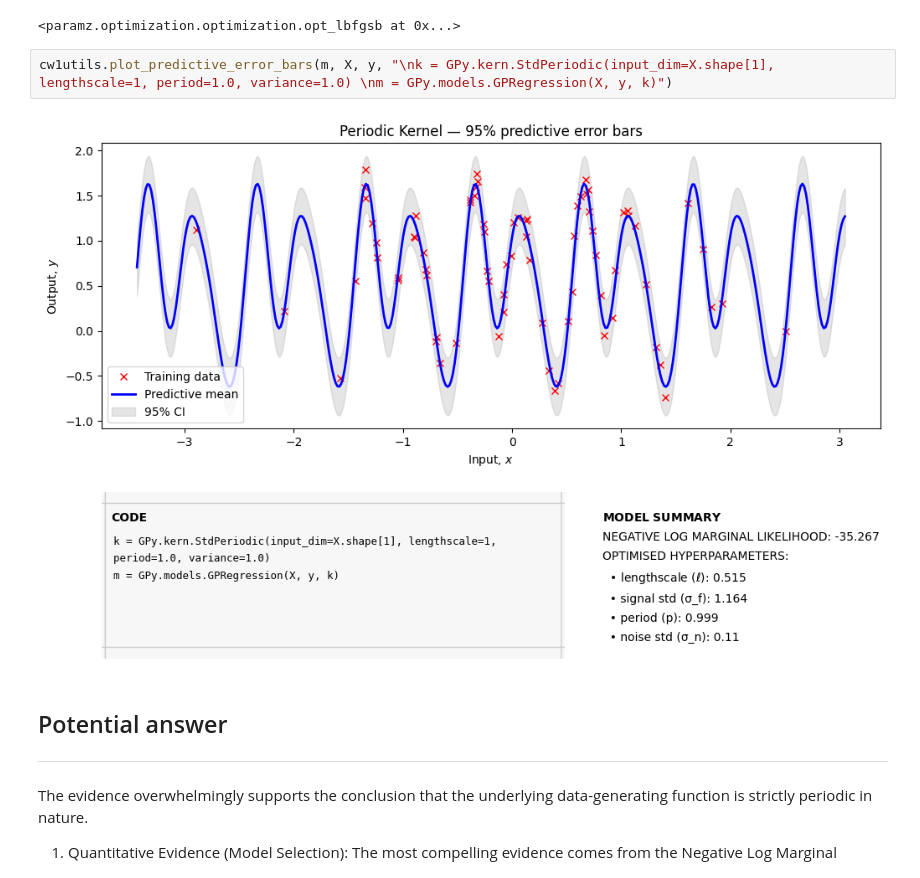
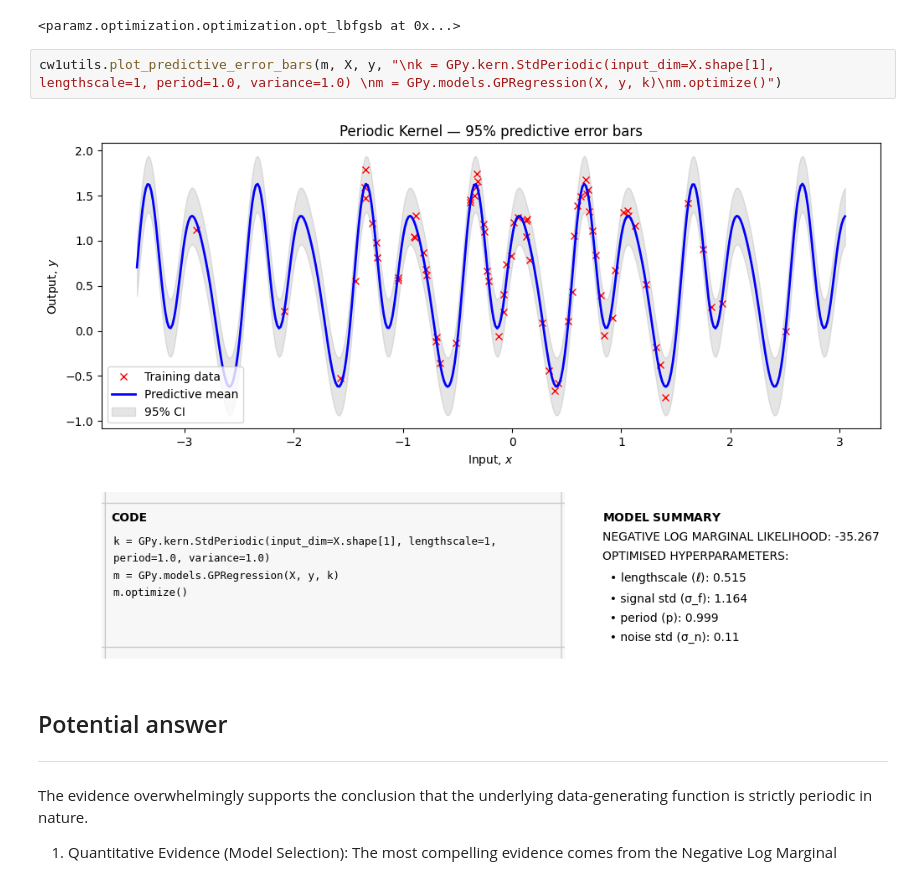
Before and after one commit to Olubusolami-R/gaussian-processes-cw, a Jupyter notebook: 2526/cw1/coursework1.ipynb, the cells around one changed output. Drawn from its saved outputs; the diff is of its cells as text.

```diff
--- a/2526/cw1/coursework1.ipynb
+++ b/2526/cw1/coursework1.ipynb
@@ -305,9 +305,9 @@ m.optimize()
 # %% [output]
 <paramz.optimization.optimization.opt_lbfgsb at 0x...>
 # %%
-cw1utils.plot_predictive_error_bars(m, X, y, "\nk = GPy.kern.StdPeriodic(input_dim=X.shape[1], lengthscale=1, period=1.0, variance=1.0) \nm = GPy.models.GPRegression(X, y, k)")
+cw1utils.plot_predictive_error_bars(m, X, y, "\nk = GPy.kern.StdPeriodic(input_dim=X.shape[1], lengthscale=1, period=1.0, variance=1.0) \nm = GPy.models.GPRegression(X, y, k)\nm.optimize()")
 # %% [output]
-[figure, old version]
+[figure, new version]
 # %% [markdown]
 ## Potential answer
 ---
```
Also changed, not shown: parts of 7 cells of this notebook.
